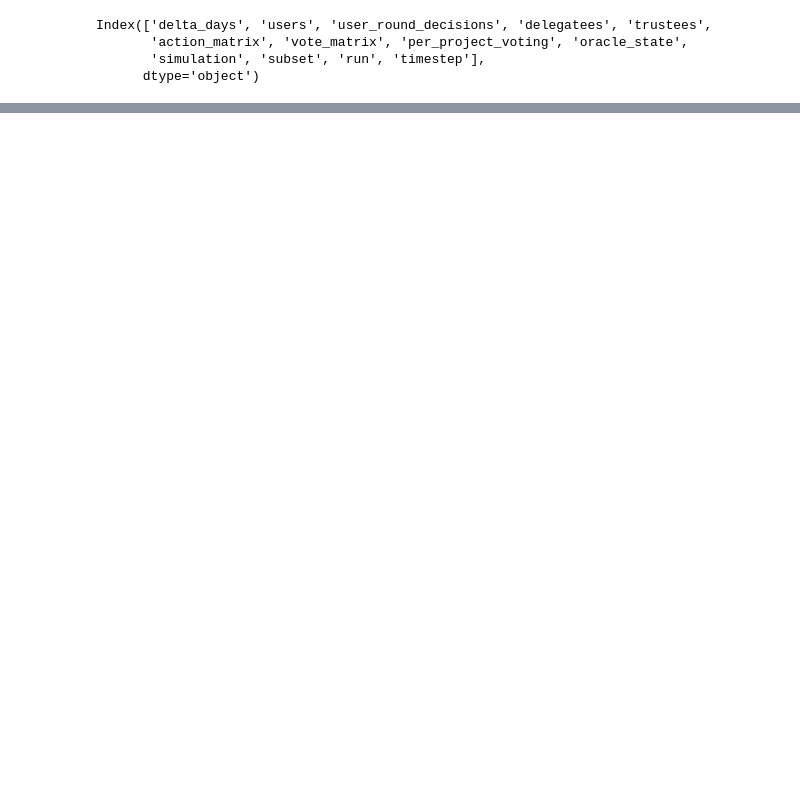
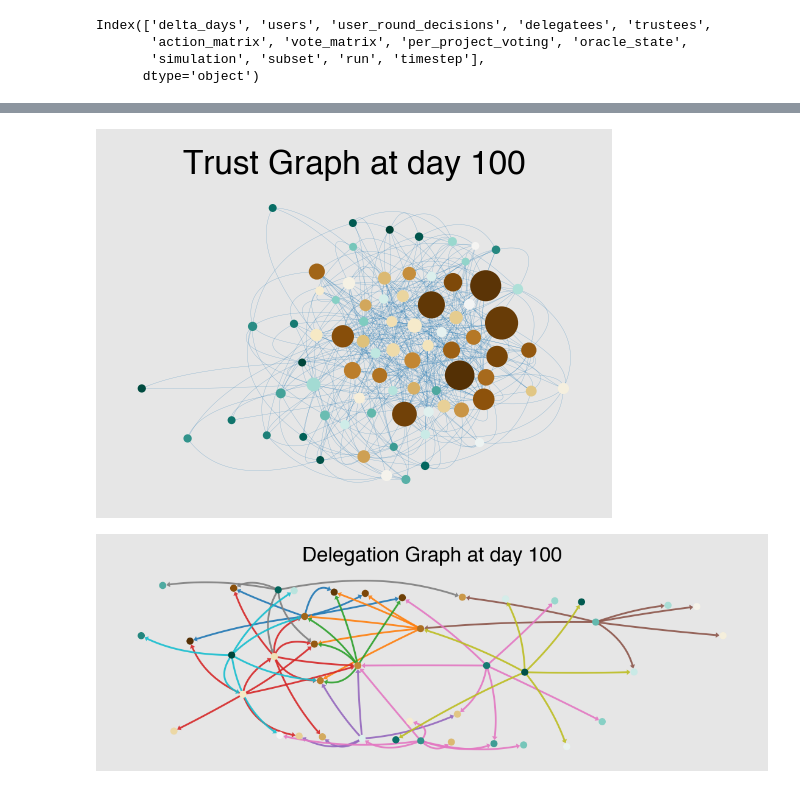
Before and after one commit to BlockScience/neural-quorum-governance, a Jupyter notebook: notebooks/sanity_check.ipynb, the cells around one changed output, grey strips where cells are left out. Drawn from its saved outputs; the diff is of its cells as text; code cells hidden in the pictures; blank space fills up the shorter version.

```diff
--- a/notebooks/sanity_check.ipynb
+++ b/notebooks/sanity_check.ipynb
@@ -213,0 +238,5 @@ for edge
+# %%
+render_trust_delegation_graphs(-1)
+# %% [output]
+[figure, added]
+[figure, added]
```
Also changed, not shown: parts of 17 cells of this notebook.
